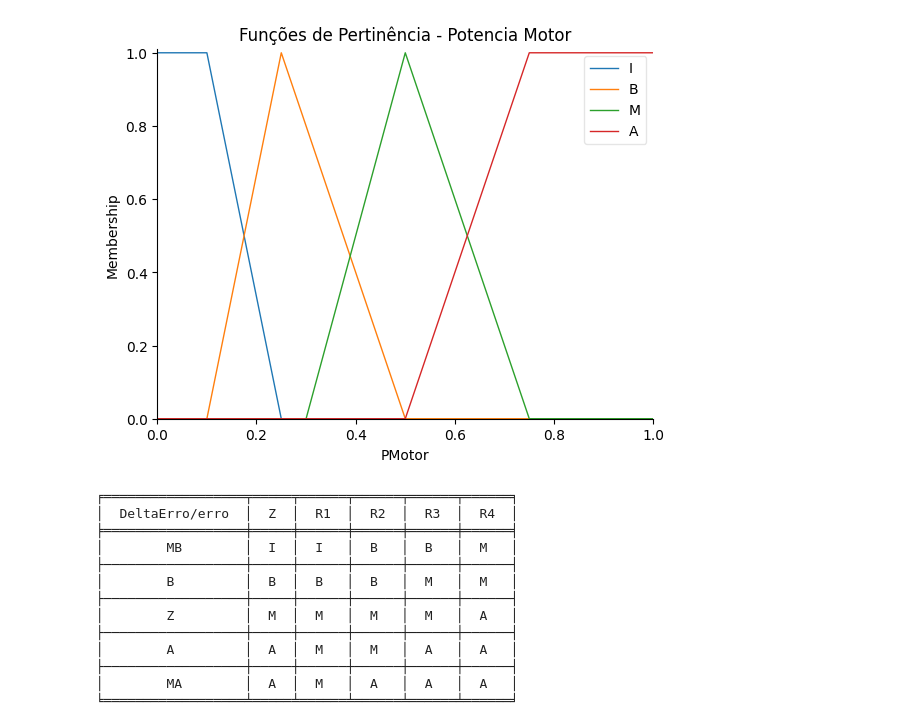
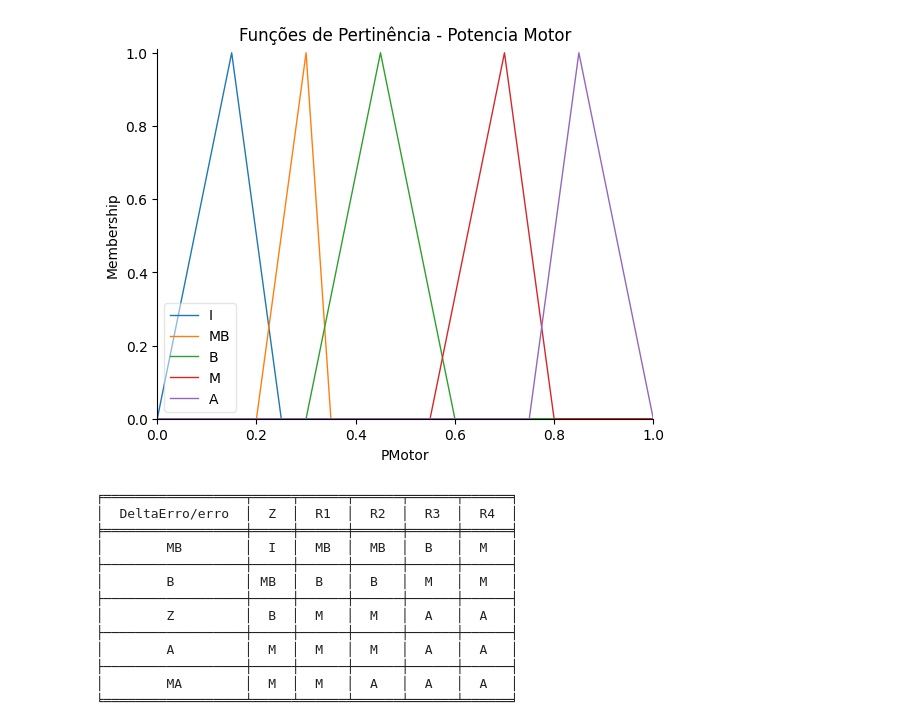
Before and after one commit to matheusAFONSECA/C213-trabalho-2, a Jupyter notebook: notebooks/C213_Fuzzy.ipynb, the cells around one changed output. Cells and saved outputs as stored; diff of their text form; code cells hidden in the pictures.

```diff
--- a/notebooks/C213_Fuzzy.ipynb
+++ b/notebooks/C213_Fuzzy.ipynb
@@ -51,20 +51,31 @@ plt.show()
 [figure]
 # %%
-PotenciaMotor = ctrl.Consequent(universe=np.arange(0, 1.01, 0.01), label='PMotor')
+PotenciaMotor = ctrl.Consequent(universe=np.arange(0, 1.01, 0.01), label="PMotor")
 
 # Funções de pertinência para PMotor -----> PHn,m ⊂ [0, 1]
-PotenciaMotor['I'] = fuzz.trapmf(PotenciaMotor.universe, [0, 0, 0.1, 0.25])       # Potência Inicio
-PotenciaMotor['B'] = fuzz.trimf(PotenciaMotor.universe, [0.10, 0.25, 0.50])         # Potência Baixa
-PotenciaMotor['M'] = fuzz.trimf(PotenciaMotor.universe, [0.30, 0.50, 0.75])         # Potência Média
-PotenciaMotor['A'] = fuzz.trapmf(PotenciaMotor.universe, [0.50, 0.75, 1, 1])   # Potência Alta
+PotenciaMotor["I"] = fuzz.trimf(
+    PotenciaMotor.universe, [0, 0.15, 0.25]
+)  # Potência Inicio
+PotenciaMotor["MB"] = fuzz.trimf(
+    PotenciaMotor.universe, [0.20, 0.30, 0.35]
+)  # Potência Muito Baixa
+PotenciaMotor["B"] = fuzz.trimf(
+    PotenciaMotor.universe, [0.3, 0.45, 0.6]
+)  # Potência Baixa
+PotenciaMotor["M"] = fuzz.trimf(
+    PotenciaMotor.universe, [0.55, 0.70, 0.80]
+)  # Potência Média
+PotenciaMotor["A"] = fuzz.trimf(
+    PotenciaMotor.universe, [0.75, 0.85, 1]
+)  # Potência Alta
 
 
 # Plot para Delta Erro
 PotenciaMotor.view()
-plt.title('Funções de Pertinência - Potencia Motor')
+plt.title("Funções de Pertinência - Potencia Motor")
 
 plt.show()
 # %% [output]
-[figure, old version]
+[figure, new version]
 # %%
 # Base de Regras corrigida
@@ -107,45 +140,65 @@ Base = [
 # Inicialização da lista de tabelas
 tabela = []
 
-vermelho, verde, amarelo, azul, magenta, ciano = ['\033[91m', '\033[92m', '\033[93m', '\033[94m', '\033[95m', '\033[96m']
+vermelho, verde, amarelo, azul, magenta, ciano = [
+    "\033[91m",
+    "\033[92m",
+    "\033[93m",
+    "\033[94m",
+    "\033[95m",
+    "\033[96m",
+]
 
 # Iteração pelos termos de Erro e dErro
 for erro in Erro.terms:
     for derro in dErro.terms:
         for regra in Base:
-            antecedente = str(regra).split('IF ')[1].split(' THEN')[0].replace('AND ', '')
-            consequente = str(regra).split('IF ')[1].split(' THEN')[1].split('AND ')[0]
+            antecedente = (
+                str(regra).split("IF ")[1].split(" THEN")[0].replace("AND ", "")
+            )
+            consequente = str(regra).split("IF ")[1].split(" THEN")[1].split("AND ")[0]
 
-            classificacoes = re.findall(r'\[(.*?)\]', (antecedente + consequente))
+            classificacoes = re.findall(r"\[(.*?)\]", (antecedente + consequente))
             if erro == classificacoes[0] and derro == classificacoes[1]:
                 tabela.append([classificacoes[0], classificacoes[1], classificacoes[2]])
                 break  # Sai do loop de regras após encontrar uma correspondência
 
 # Criação do DataFrame
-df = pd.DataFrame(tabela, columns=['Erro', 'dErro', 'PotenciaMotor'])
+df = pd.DataFrame(tabela, columns=["Erro", "dErro", "PotenciaMotor"])
 
 # Criação da pivotTable
-pivotTable = pd.DataFrame(df.pivot(index='dErro', columns='Erro', values='PotenciaMotor')
-                          .reindex(index=dErro.terms, columns=Erro.terms))
+pivotTable = pd.DataFrame(
+    df.pivot(index="dErro", columns="Erro", values="PotenciaMotor").reindex(
+        index=dErro.terms, columns=Erro.terms
+    )
+)
 
 # Configuração do nome do índice com o título em azul
-pivotTable.index.name = f'\033[94mDeltaErro/erro\033[0m'  # Adiciona cor azul ao título
+pivotTable.index.name = f"\033[94mDeltaErro/erro\033[0m"  # Adiciona cor azul ao título
 
 # IMAressão da tabela formatada
-print(tabulate(pivotTable, headers='keys', tablefmt='fancy_grid', stralign='center', showindex='always'))
+print(
+    tabulate(
+        pivotTable,
+        headers="keys",
+        tablefmt="fancy_grid",
+        stralign="center",
+        showindex="always",
+    )
+)
 # %% [output]
 ╒══════════════════╤═════╤══════╤══════╤══════╤══════╕
 │  DeltaErro/erro  │  Z  │  R1  │  R2  │  R3  │  R4  │
 ╞══════════════════╪═════╪══════╪══════╪══════╪══════╡
-│        MB        │  I  │  I   │  B   │  B   │  M   │
+│        MB        │  I  │  MB  │  MB  │  B   │  M   │
 ├──────────────────┼─────┼──────┼──────┼──────┼──────┤
-│        B         │  B  │  B   │  B   │  M   │  M   │
+│        B         │ MB  │  B   │  B   │  M   │  M   │
 ├──────────────────┼─────┼──────┼──────┼──────┼──────┤
-│        Z         │  M  │  M   │  M   │  M   │  A   │
+│        Z         │  B  │  M   │  M   │  A   │  A   │
 ├──────────────────┼─────┼──────┼──────┼──────┼──────┤
-│        A         │  A  │  M   │  M   │  A   │  A   │
+│        A         │  M  │  M   │  M   │  A   │  A   │
 ├──────────────────┼─────┼──────┼──────┼──────┼──────┤
-│        MA        │  A  │  M   │  A   │  A   │  A   │
+│        MA        │  M  │  M   │  A   │  A   │  A   │
 ╘══════════════════╧═════╧══════╧══════╧══════╧══════╛
 # %%
 Controle_Fuzz = ctrl.ControlSystemSimulation(ctrl.ControlSystem(Base))
```
Also changed, not shown: parts of 6 cells of this notebook, 2 other files.
